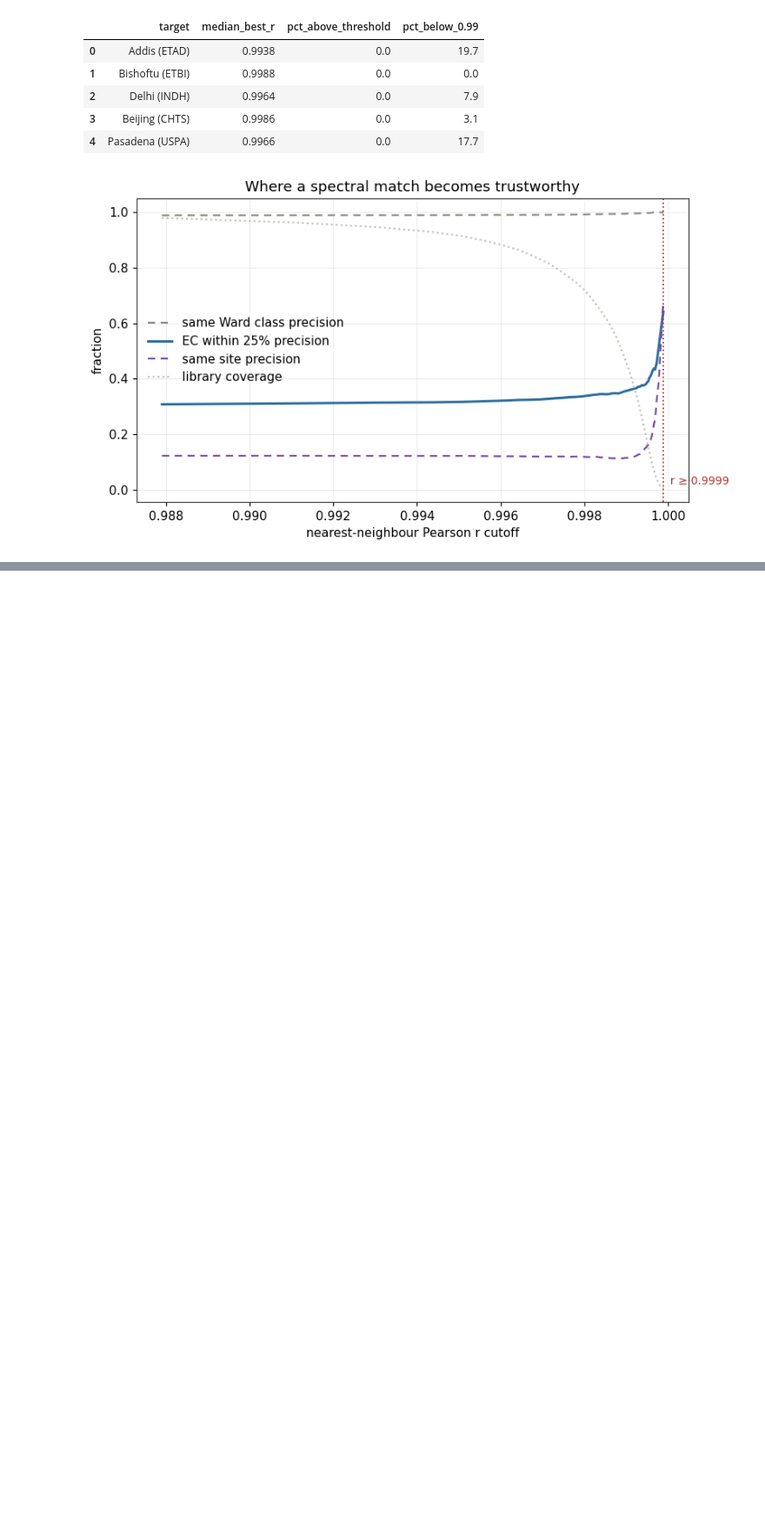
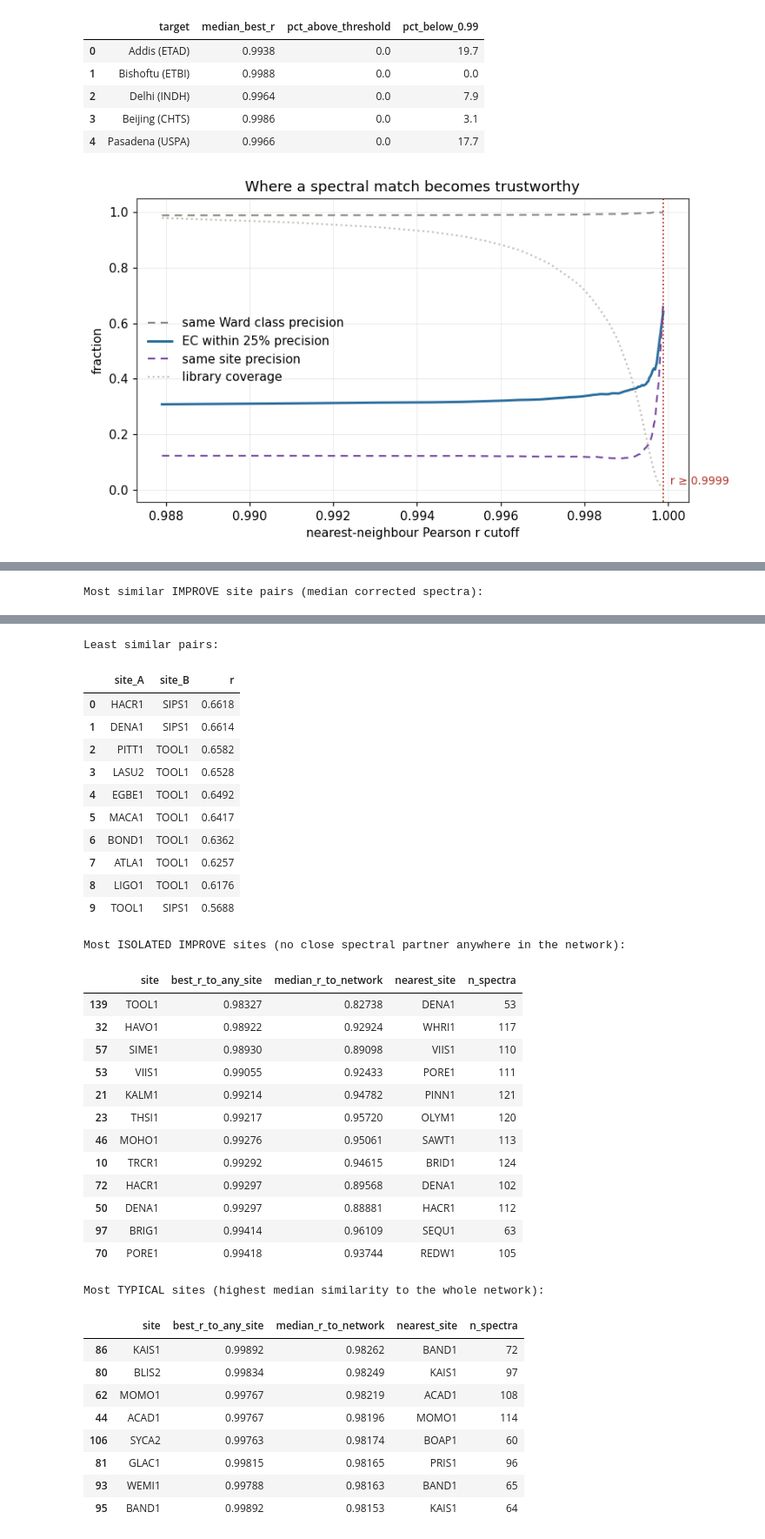
Before and after one commit to ahzs645/aethmodular, a Jupyter notebook: research/ftir_ec_phase3/ftir_52_network_spectral_map.ipynb, the cells around one changed output, grey strips where cells are left out. Shown at 87% size. Saved outputs shown, nothing was run; the diff lists cells and outputs as text; code cells hidden in the pictures; blank space fills up the shorter version.

```diff
--- a/research/ftir_ec_phase3/ftir_52_network_spectral_map.ipynb
+++ b/research/ftir_ec_phase3/ftir_52_network_spectral_map.ipynb
@@ -471,0 +484,31 @@ same-site precision rises 12% -> 68%: spectral twins are mostly NOT from the sam
+# %%
+improve_names = [n for n in names if not n.startswith('*')]
+ii = [names.index(n) for n in improve_names]
+R_imp = R[np.ix_(ii, ii)]
+np.fill_diagonal(R_imp, np.nan)
+imp_df = pd.DataFrame(R_imp, index=improve_names, columns=improve_names)
+imp_df.to_csv(OUT / 'improve_site_correlation.csv')
+
+pairs = [(improve_names[a], improve_names[b], float(R_imp[a, b]))
+         for a in range(len(improve_names)) for b in range(a + 1, len(improve_names))]
+pairs.sort(key=lambda t: -t[2])
+top_pairs = pd.DataFrame(pairs[:15], columns=['site_A', 'site_B', 'r']).round(5)
+print('Most similar IMPROVE site pairs (median corrected spectra):')
+display(top_pairs)
+print('Least similar pairs:')
+display(pd.DataFrame(pairs[-10:], columns=['site_A', 'site_B', 'r']).round(4))
+
+isolation = pd.DataFrame({
+    'site': improve_names,
+    'best_r_to_any_site': np.nanmax(R_imp, axis=1).round(5),
+    'median_r_to_network': np.nanmedian(R_imp, axis=1).round(5),
+    'nearest_site': [improve_names[int(np.nanargmax(R_imp[a]))] for a in range(len(improve_names))],
+    'n_spectra': [int(counts[n]) for n in improve_names],
+}).sort_values('best_r_to_any_site')
+isolation.to_csv(OUT / 'improve_site_isolation.csv', index=False)
+print('Most ISOLATED IMPROVE sites (no close spectral partner anywhere in the network):')
+display(isolation.head(12))
+print('Most TYPICAL sites (highest median similarity to the whole network):')
+display(isolation.sort_values('median_r_to_network', ascending=False).head(8))
+# %% [output]
+Most similar IMPROVE site pairs (median corrected spectra):
@@ -471,0 +531,36 @@ same-site precision rises 12% -> 68%: spectral twins are mostly NOT from the sam
+Least similar pairs:
+|  | site_A | site_B | r |
+| 0 | HACR1 | SIPS1 | 0.6618 |
+| 1 | DENA1 | SIPS1 | 0.6614 |
+| 2 | PITT1 | TOOL1 | 0.6582 |
+| 3 | LASU2 | TOOL1 | 0.6528 |
+| 4 | EGBE1 | TOOL1 | 0.6492 |
+| 5 | MACA1 | TOOL1 | 0.6417 |
+| 6 | BOND1 | TOOL1 | 0.6362 |
+| 7 | ATLA1 | TOOL1 | 0.6257 |
+| 8 | LIGO1 | TOOL1 | 0.6176 |
+| 9 | TOOL1 | SIPS1 | 0.5688 |
+Most ISOLATED IMPROVE sites (no close spectral partner anywhere in the network):
+|  | site | best_r_to_any_site | median_r_to_network | nearest_site | n_spectra |
+| 139 | TOOL1 | 0.98327 | 0.82738 | DENA1 | 53 |
+| 32 | HAVO1 | 0.98922 | 0.92924 | WHRI1 | 117 |
+| 57 | SIME1 | 0.98930 | 0.89098 | VIIS1 | 110 |
+| 53 | VIIS1 | 0.99055 | 0.92433 | PORE1 | 111 |
+| 21 | KALM1 | 0.99214 | 0.94782 | PINN1 | 121 |
+| 23 | THSI1 | 0.99217 | 0.95720 | OLYM1 | 120 |
+| 46 | MOHO1 | 0.99276 | 0.95061 | SAWT1 | 113 |
+| 10 | TRCR1 | 0.99292 | 0.94615 | BRID1 | 124 |
+| 72 | HACR1 | 0.99297 | 0.89568 | DENA1 | 102 |
+| 50 | DENA1 | 0.99297 | 0.88881 | HACR1 | 112 |
+| 97 | BRIG1 | 0.99414 | 0.96109 | SEQU1 | 63 |
+| 70 | PORE1 | 0.99418 | 0.93744 | REDW1 | 105 |
+Most TYPICAL sites (highest median similarity to the whole network):
+|  | site | best_r_to_any_site | median_r_to_network | nearest_site | n_spectra |
+| 86 | KAIS1 | 0.99892 | 0.98262 | BAND1 | 72 |
+| 80 | BLIS2 | 0.99834 | 0.98249 | KAIS1 | 97 |
+| 62 | MOMO1 | 0.99767 | 0.98219 | ACAD1 | 108 |
+| 44 | ACAD1 | 0.99767 | 0.98196 | MOMO1 | 114 |
+| 106 | SYCA2 | 0.99763 | 0.98174 | BOAP1 | 60 |
+| 81 | GLAC1 | 0.99815 | 0.98165 | PRIS1 | 96 |
+| 93 | WEMI1 | 0.99788 | 0.98163 | BAND1 | 65 |
+| 95 | BAND1 | 0.99892 | 0.98153 | KAIS1 | 64 |
```
Also changed, not shown: parts of 9 cells of this notebook, 2 other files.
